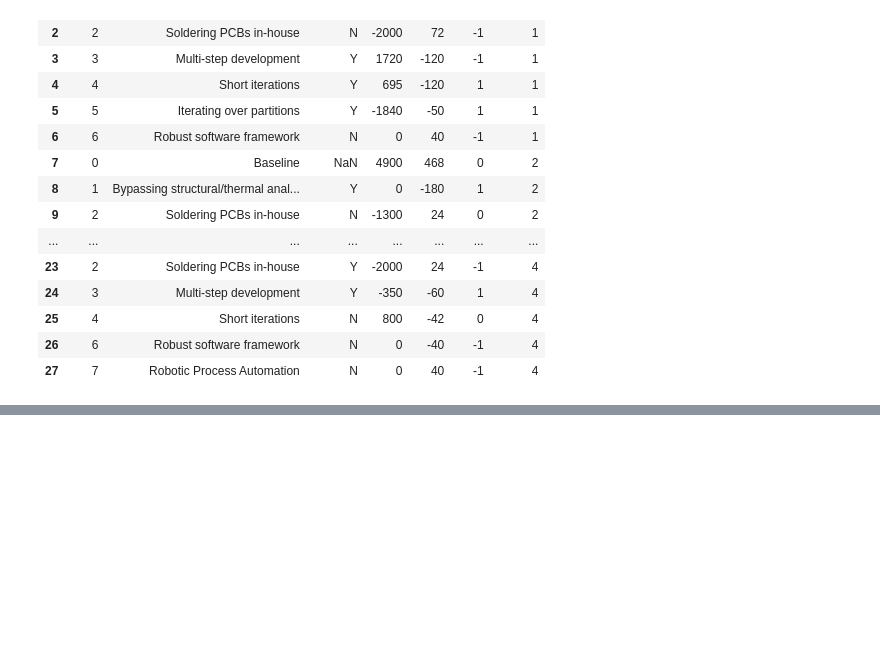
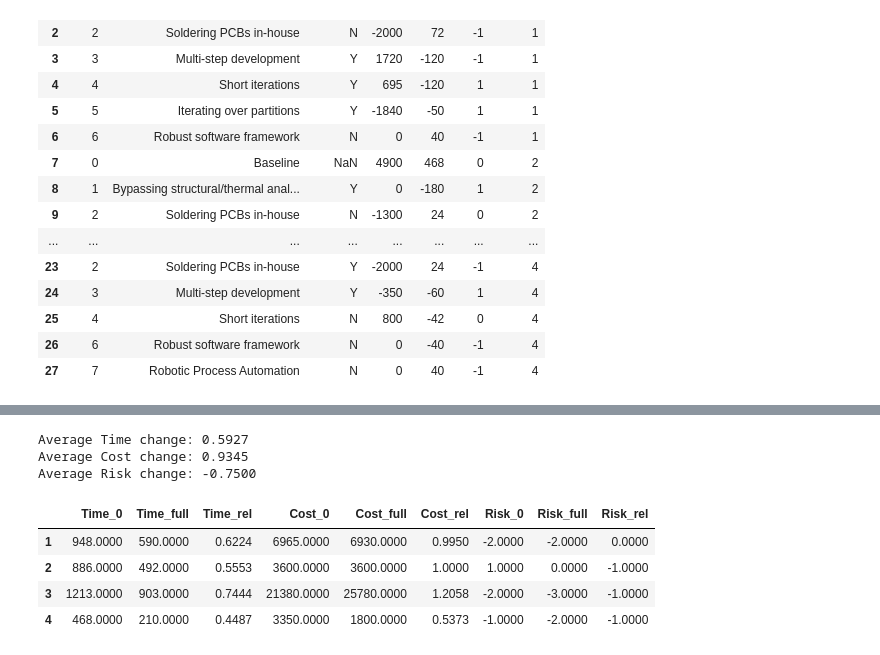
Before and after one commit to kongr45gpen/doctoral-thesis, a Jupyter notebook: analyses/advanced_sensitivity_analysis.ipynb, the cells around one changed output, grey strips where cells are left out. Cells and saved outputs as stored; diff of their text form; code cells hidden in the pictures; blank space fills up the shorter version.

```diff
--- a/analyses/advanced_sensitivity_analysis.ipynb
+++ b/analyses/advanced_sensitivity_analysis.ipynb
@@ -205,0 +322,53 @@ for parameter in relative_map.keys():
+# %%
+# Calculate summary statistics for ALL treatments for each parameter
+summary_stats = []
+
+df_total = df_input.copy()
+
+# Convert relative map columns with True to float64
+df_total = df_total.astype({key: np.float64 for key, relative in relative_map.items() if relative})
+
+mapmap = {}
+
+for project in df_total["Project"].unique():
+    project_mask = df_total["Project"] == project
+    df_project = df_total[project_mask]
+    baseline = df_project[df_project["CF #"] == 0]
+
+    mapmap[project] = {}
+
+    for key, relative in relative_map.items():
+        baseline_value = baseline[key].iloc[0]
+
+        not_applied_mask = project_mask & (df_total["Applied"] == "N")
+        total_not_applied = df_total.loc[not_applied_mask, key].sum()
+
+        applied_mask = project_mask & (df_total["Applied"] == "Y")
+        total_applied = df_total.loc[applied_mask, key].sum()
+
+        total_0 = baseline_value - total_applied
+        total_full = baseline_value + total_not_applied
+
+        mapmap[project][key + '_0'] = total_0
+        mapmap[project][key + '_full'] = total_full
+        if relative:
+            mapmap[project][key + '_rel'] = total_full / total_0
+        else:
+            mapmap[project][key + '_rel'] = total_full - total_0
+
+
+df_map = pd.DataFrame(mapmap).T
+
+for parameter in relative_map.keys():
+    print("Average {} change: {:.4f}".format(parameter, df_map[parameter + '_rel'].mean()))
+
+df_map
+# %% [output]
+Average Time change: 0.5927
+Average Cost change: 0.9345
+Average Risk change: -0.7500
+|  | Time_0 | Time_full | Time_rel | Cost_0 | Cost_full | Cost_rel | Risk_0 | Risk_full | Risk_rel |
+| 1 | 948.0000 | 590.0000 | 0.6224 | 6965.0000 | 6930.0000 | 0.9950 | -2.0000 | -2.0000 | 0.0000 |
+| 2 | 886.0000 | 492.0000 | 0.5553 | 3600.0000 | 3600.0000 | 1.0000 | 1.0000 | 0.0000 | -1.0000 |
+| 3 | 1213.0000 | 903.0000 | 0.7444 | 21380.0000 | 25780.0000 | 1.2058 | -2.0000 | -3.0000 | -1.0000 |
+| 4 | 468.0000 | 210.0000 | 0.4487 | 3350.0000 | 1800.0000 | 0.5373 | -1.0000 | -2.0000 | -1.0000 |
```
Also changed, not shown: parts of 5 cells of this notebook, 7 other files.
